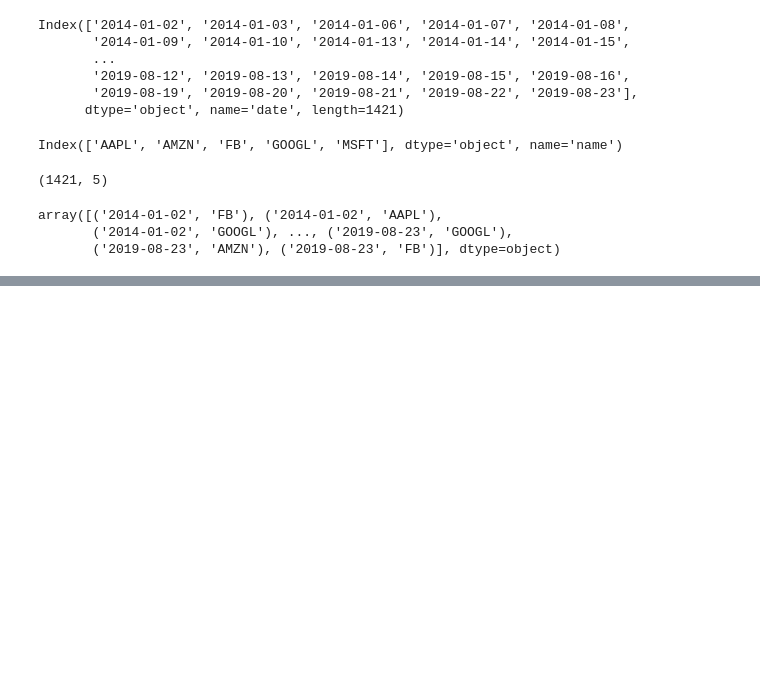
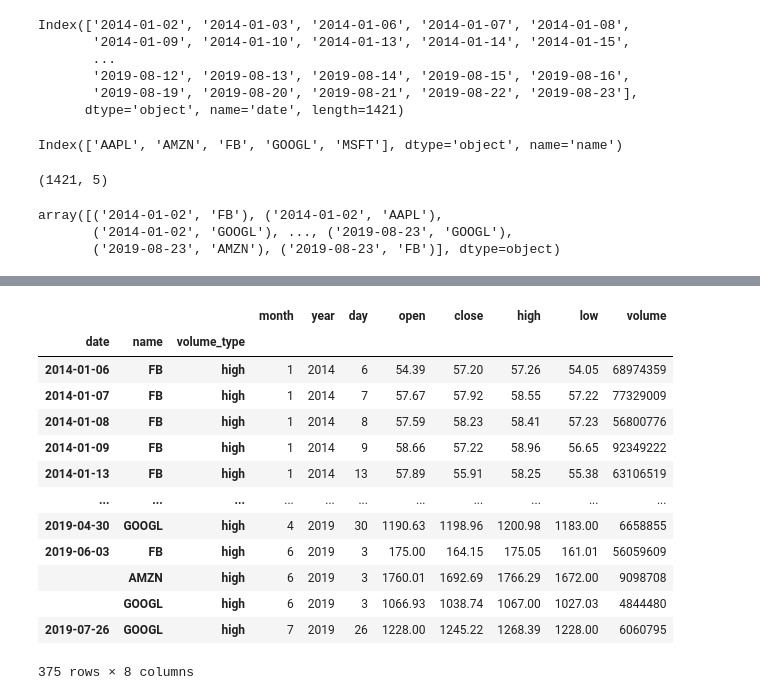
Before and after one commit to TomaszBury/The-ultimate-pandas-bootcamp-advanced-python-data-analysis, a Jupyter notebook: section_07/multi_dimensional.ipynb, the cells around one changed output, grey strips where cells are left out. Drawn from its saved outputs; the diff is of its cells as text; code cells hidden in the pictures; blank space fills up the shorter version.

Commit message:
181 close

```diff
--- a/section_07/multi_dimensional.ipynb
+++ b/section_07/multi_dimensional.ipynb
@@ -978,0 +1001,2 @@ array([('2014-01-02', 'FB'), ('2014-01-02', 'AAPL'),
+# %%
+tech.set_index('volume_type', append=True, inplace=True)
@@ -978,0 +1062,18 @@ array([('2014-01-02', 'FB'), ('2014-01-02', 'AAPL'),
+# %%
+# all high volume trading days
+tech.loc[(slice(None),slice(None),'high'),:]
+# %% [output]
+|  |  |  | month | year | day | open | close | high | low | volume |
+| date | name | volume_type |  |  |  |  |  |  |  |  |
+| 2014-01-06 | FB | high | 1 | 2014 | 6 | 54.39 | 57.20 | 57.26 | 54.05 | 68974359 |
+| 2014-01-07 | FB | high | 1 | 2014 | 7 | 57.67 | 57.92 | 58.55 | 57.22 | 77329009 |
+| 2014-01-08 | FB | high | 1 | 2014 | 8 | 57.59 | 58.23 | 58.41 | 57.23 | 56800776 |
+| 2014-01-09 | FB | high | 1 | 2014 | 9 | 58.66 | 57.22 | 58.96 | 56.65 | 92349222 |
+| 2014-01-13 | FB | high | 1 | 2014 | 13 | 57.89 | 55.91 | 58.25 | 55.38 | 63106519 |
+| ... | ... | ... | ... | ... | ... | ... | ... | ... | ... | ... |
+| 2019-04-30 | GOOGL | high | 4 | 2019 | 30 | 1190.63 | 1198.96 | 1200.98 | 1183.00 | 6658855 |
+| 2019-06-03 | FB | high | 6 | 2019 | 3 | 175.00 | 164.15 | 175.05 | 161.01 | 56059609 |
+|  | AMZN | high | 6 | 2019 | 3 | 1760.01 | 1692.69 | 1766.29 | 1672.00 | 9098708 |
+|  | GOOGL | high | 6 | 2019 | 3 | 1066.93 | 1038.74 | 1067.00 | 1027.03 | 4844480 |
+| 2019-07-26 | GOOGL | high | 7 | 2019 | 26 | 1228.00 | 1245.22 | 1268.39 | 1228.00 | 6060795 |
+375 rows × 8 columns
```
Also changed, not shown: parts of 14 cells of this notebook.
